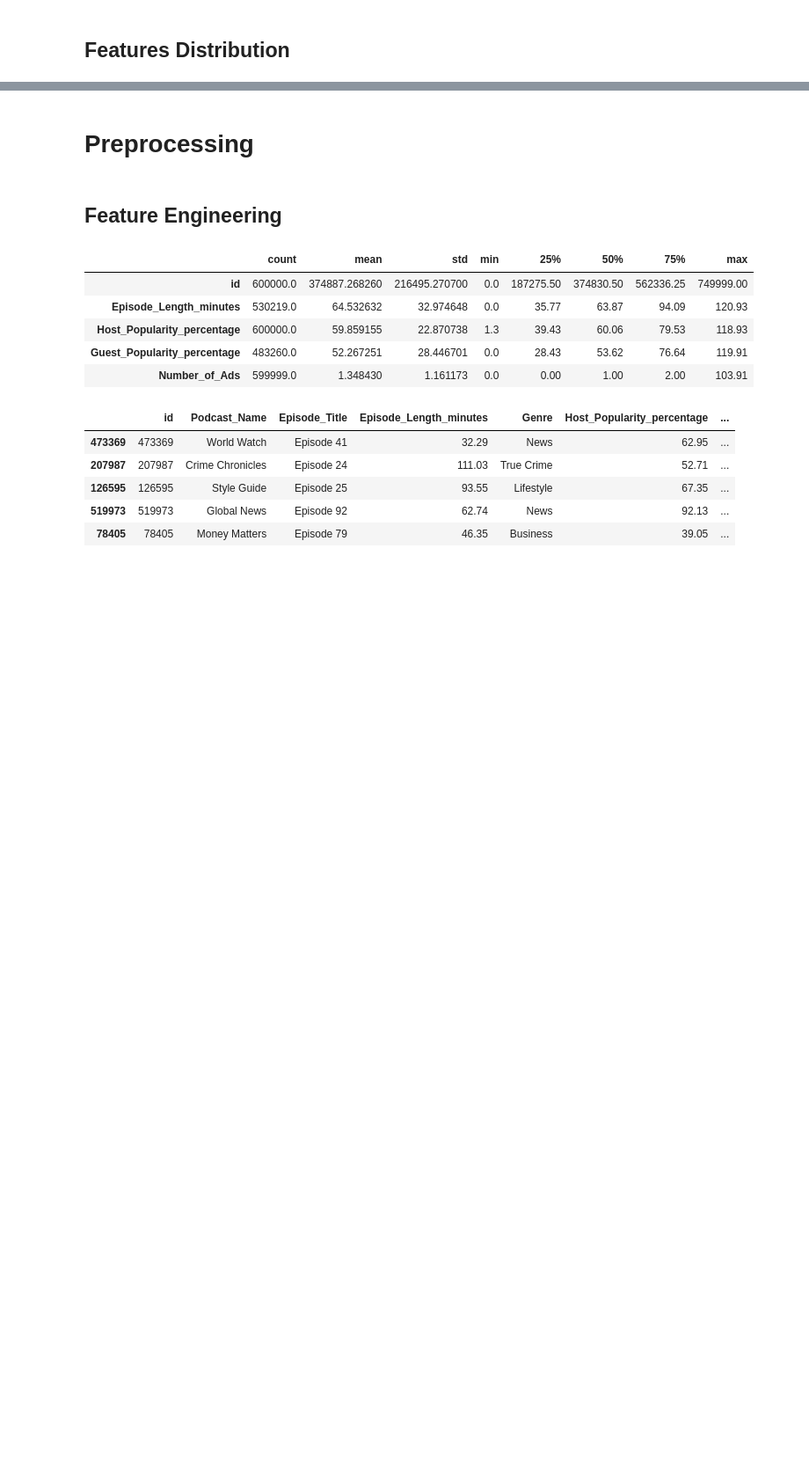
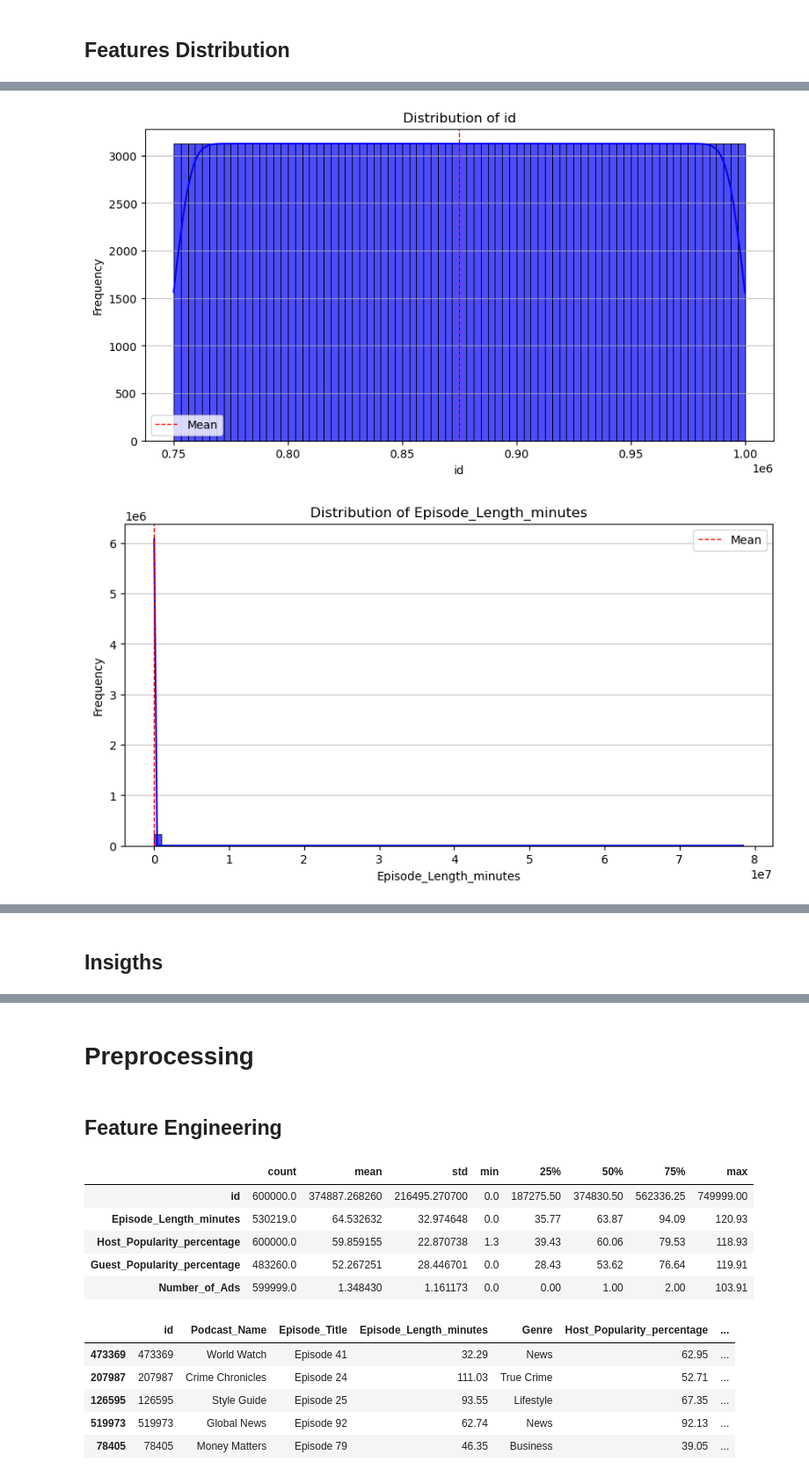
Before and after one commit to MrIsCM/Kaggle-Play-Ground-Series, a Jupyter notebook: S5E4/main.ipynb, the cells around one changed output, grey strips where cells are left out. Shown at 88% size. Cells and saved outputs as stored; diff of their text form; code cells hidden in the pictures; blank space fills up the shorter version.

```diff
--- a/S5E4/main.ipynb
+++ b/S5E4/main.ipynb
@@ -138,0 +203,7 @@ for col in numerical_cols:
+# %%
+numerical_cols_test = test.select_dtypes(include=[np.number]).columns.tolist()
+
+plot_features_distribution(test, numerical_cols_test)
+# %% [output]
+[figure, added]
+[figure, added]
@@ -138,0 +213,2 @@ for col in numerical_cols:
+# %% [markdown]
+## Insigths
```
Also changed, not shown: parts of 23 cells of this notebook.
